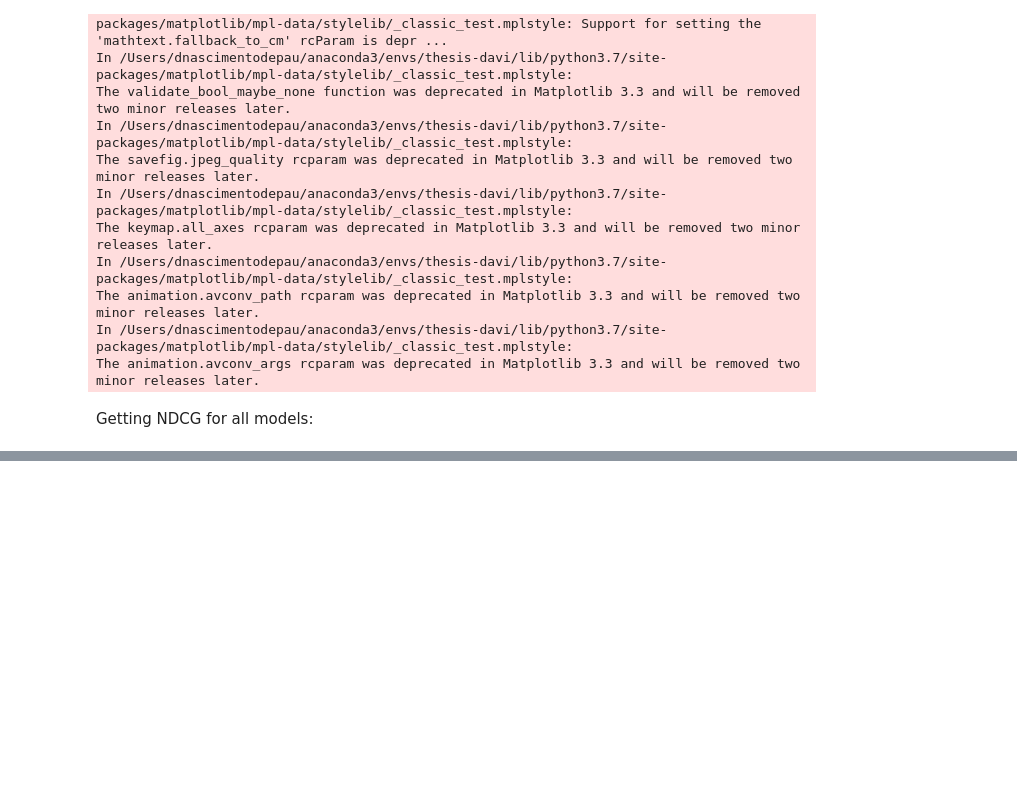
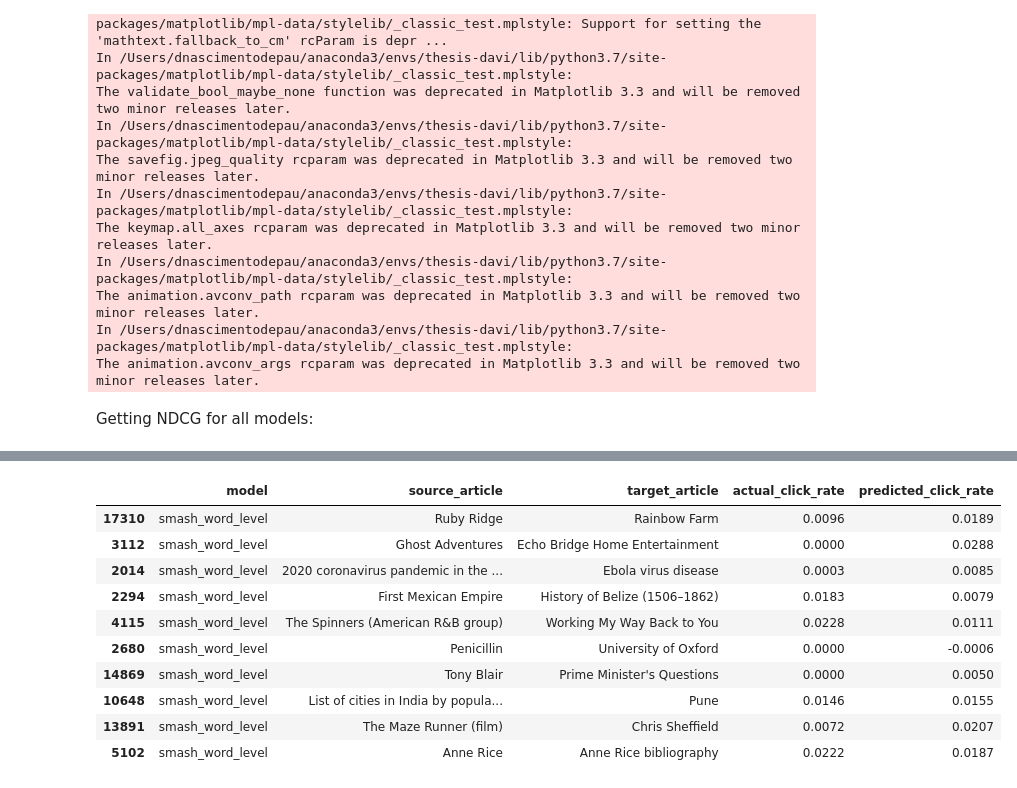
Before and after one commit to davipaula/master-thesis, a Jupyter notebook: Results analyzer.ipynb, the cells around one changed output, grey strips where cells are left out. Drawn from its saved outputs; the diff is of its cells as text; code cells hidden in the pictures; blank space fills up the shorter version.

```diff
--- a/Results analyzer.ipynb
+++ b/Results analyzer.ipynb
@@ -129,0 +188,15 @@ _results = results_analyzer.calculate_statistics_per_group()
+# %%
+a = pd.read_csv("./results/test/results_smash_word_level.csv")
+a.sample(n=10)
+# %% [output]
+|  | model | source_article | target_article | actual_click_rate | predicted_click_rate |
+| 17310 | smash_word_level | Ruby Ridge | Rainbow Farm | 0.0096 | 0.0189 |
+| 3112 | smash_word_level | Ghost Adventures | Echo Bridge Home Entertainment | 0.0000 | 0.0288 |
+| 2014 | smash_word_level | 2020 coronavirus pandemic in the ... | Ebola virus disease | 0.0003 | 0.0085 |
+| 2294 | smash_word_level | First Mexican Empire | History of Belize (1506–1862) | 0.0183 | 0.0079 |
+| 4115 | smash_word_level | The Spinners (American R&B group) | Working My Way Back to You | 0.0228 | 0.0111 |
+| 2680 | smash_word_level | Penicillin | University of Oxford | 0.0000 | -0.0006 |
+| 14869 | smash_word_level | Tony Blair | Prime Minister's Questions | 0.0000 | 0.0050 |
+| 10648 | smash_word_level | List of cities in India by popula... | Pune | 0.0146 | 0.0155 |
+| 13891 | smash_word_level | The Maze Runner (film) | Chris Sheffield | 0.0072 | 0.0207 |
+| 5102 | smash_word_level | Anne Rice | Anne Rice bibliography | 0.0222 | 0.0187 |
```
Also changed, not shown: parts of 18 cells of this notebook, 1 other file.
